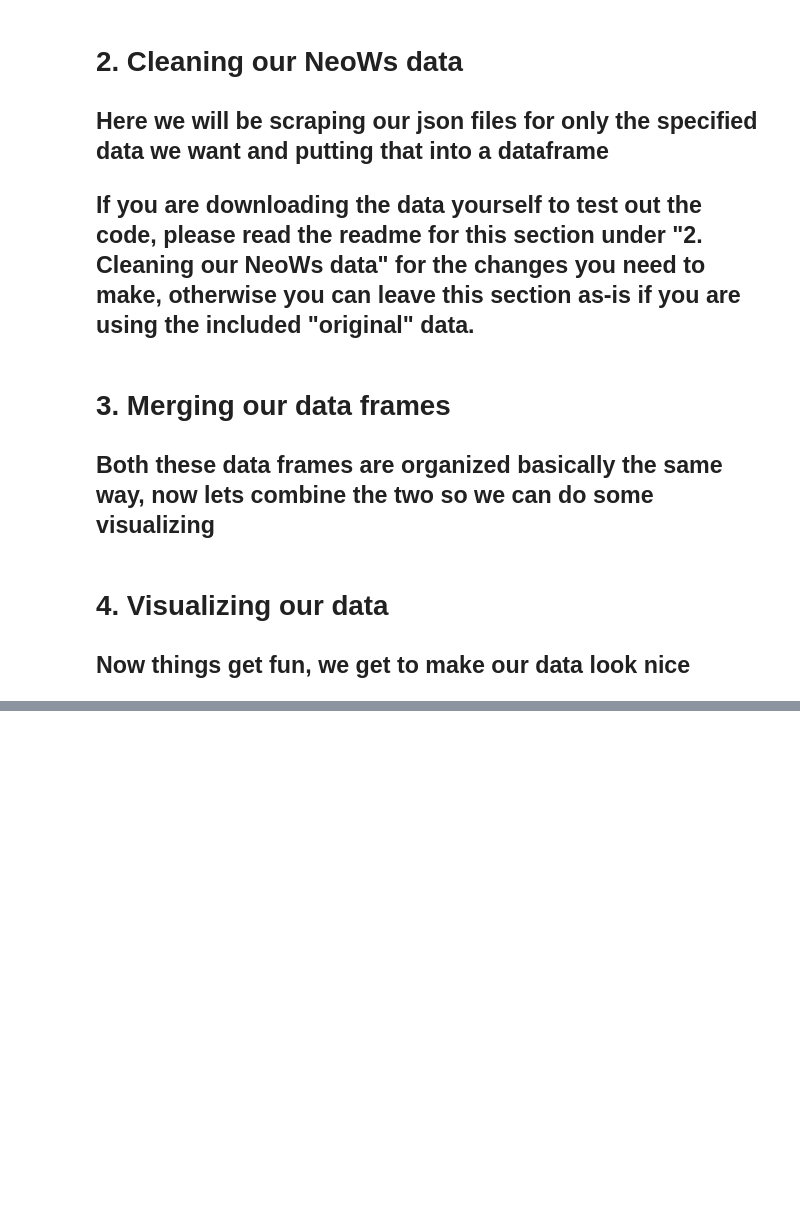
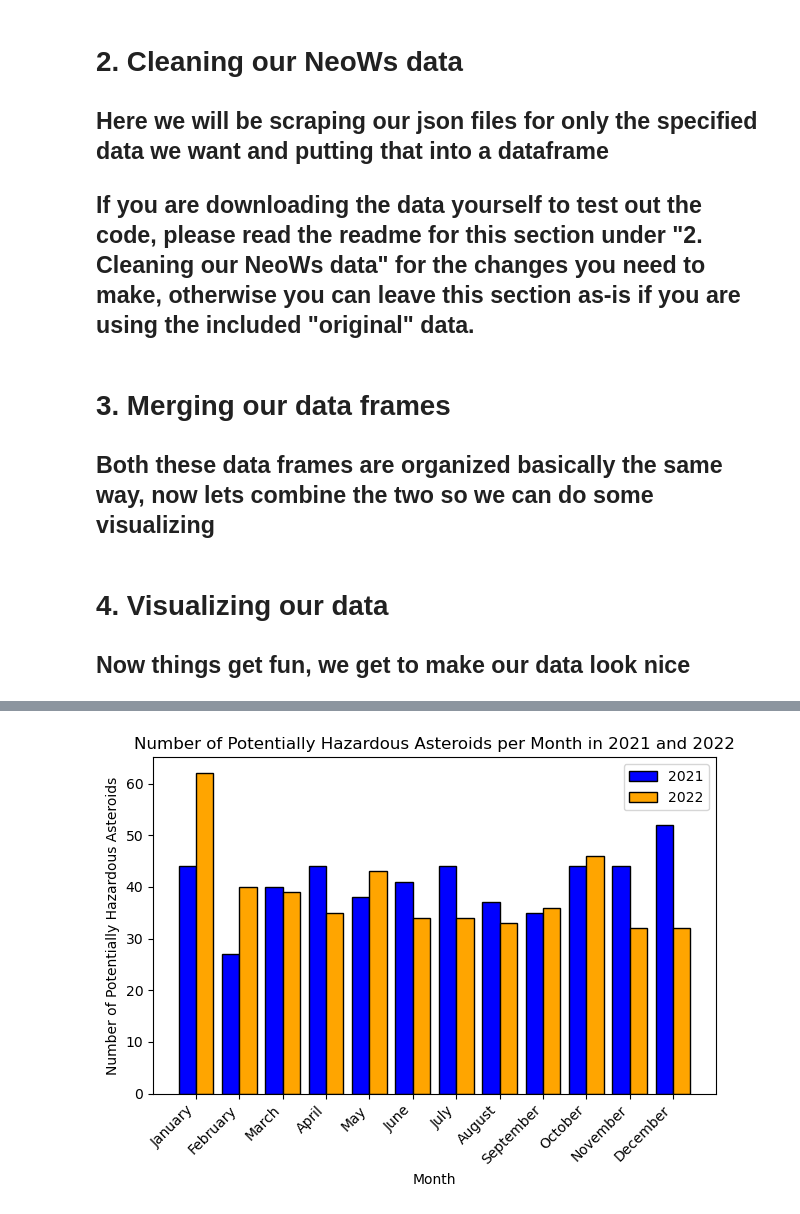
Before and after one commit to thisguyneil/yearlyNeoWsdata, a Jupyter notebook: yearlyNeoWsdata.ipynb, the cells around one changed output, grey strips where cells are left out. Drawn from its saved outputs; the diff is of its cells as text; code cells hidden in the pictures; blank space fills up the shorter version.

```diff
--- a/yearlyNeoWsdata.ipynb
+++ b/yearlyNeoWsdata.ipynb
@@ -235,6 +237,28 @@ combined_df.sort_values(by='Date', inplace=True)
 combined_df.reset_index(drop=True, inplace=True)
 
 #combined_df.to_excel('data/combined_asteroidoutput.xlsx', index=False)
+# %%
+# Let's create some values to help with our visualization
+
+# Convert the Date column to datetime objects to make sure we can pull the correct dates
+combined_df['Date'] = pd.to_datetime(combined_df['Date'])
+
+# Extract the year and month from the Date column
+combined_df['year'] = combined_df['Date'].dt.year
+combined_df['month'] = combined_df['Date'].dt.month
+
+# Now let's make new data frames for our potentially hazardous asteroids
+hazardous21_df = combined_df[(combined_df['Is_Potentially_Hazardous'] == True) & (combined_df['year'] == 2021)]
+hazardous22_df = combined_df[(combined_df['Is_Potentially_Hazardous'] == True) & (combined_df['year'] == 2022)]
+
+# For future plots, I will create some values for ease of use later
+# First we make a combined dataframe for our particular years.
+combined_df_2021 = combined_df[combined_df['year'] == 2021]
+combined_df_2022 = combined_df[combined_df['year'] == 2022]
+
+# Now for our average diameter values
+average_diameter_2021 = combined_df_2021.groupby('month')['Average_Diameter_Feet'].mean()
+average_diameter_2022 = combined_df_2022.groupby('month')['Average_Diameter_Feet'].mean()
 # %% [markdown]
 # 4. Visualizing our data
 
@@ -241,0 +303,18 @@ combined_df.reset_index(drop=True, inplace=True)
+# %%
+width = 0.4
+
+plt.bar(months, hazardous_counts_per_month_2021, width, color='blue', edgecolor='black', label='2021')
+plt.bar([i + width for i in range(len(months))], hazardous_counts_per_month_2022, width, color='orange', edgecolor='black', label='2022')
+
+plt.xlabel('Month')
+plt.ylabel('Number of Potentially Hazardous Asteroids')
+plt.title('Number of Potentially Hazardous Asteroids per Month in 2021 and 2022')
+
+# Now we rotate the x-axis tick labels by 45 degrees for better readability
+plt.xticks([i + width/2 for i in range(len(months))], months, rotation=45, ha='right')
+
+plt.legend()
+plt.tight_layout()
+plt.show()
+# %% [output]
+[figure, added]
```
Also changed, not shown: parts of 7 cells of this notebook.
